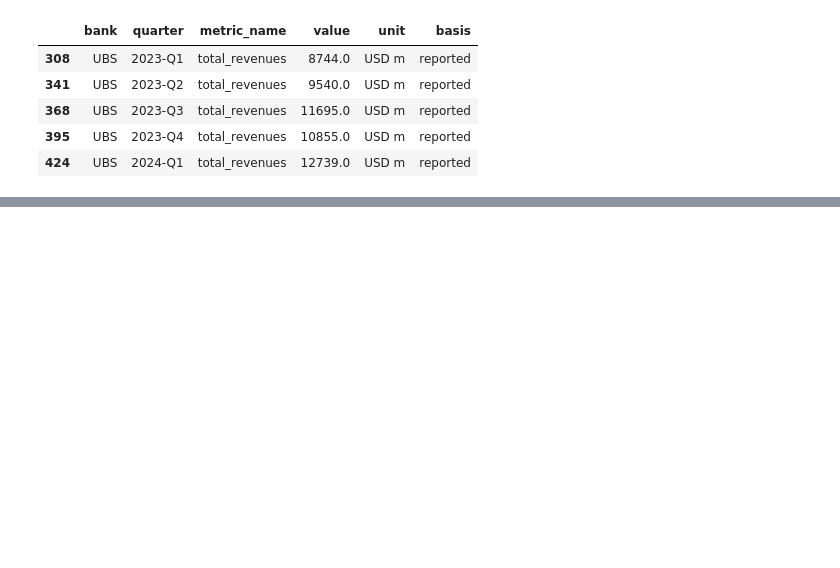
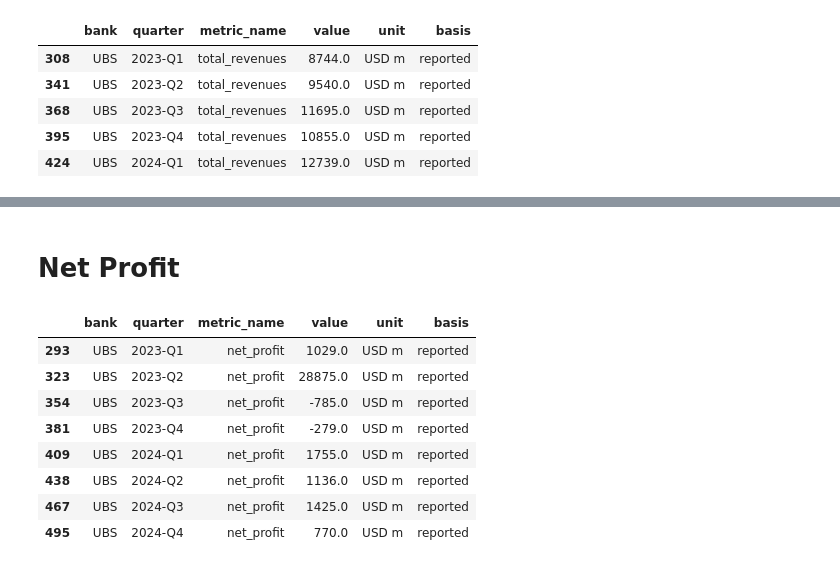
Before and after one commit to maybebool/boe-financial-analysis, a Jupyter notebook: notebooks/rachel/JPM/Financial_metrics/UBS_financial_metrics.ipynb, the cells around one changed output, grey strips where cells are left out. Drawn from its saved outputs; the diff is of its cells as text; code cells hidden in the pictures; blank space fills up the shorter version.

```diff
--- a/notebooks/rachel/JPM/Financial_metrics/UBS_financial_metrics.ipynb
+++ b/notebooks/rachel/JPM/Financial_metrics/UBS_financial_metrics.ipynb
@@ -125,0 +129,18 @@ plt.show()
+# %% [markdown]
+# Net Profit
+# %%
+# Create a dataframe of net_profit where basis = reported
+ubs_net_profit_data = ubs_financial_data[(ubs_financial_data['metric_name'] == 'net_profit') & (ubs_financial_data['basis'] == 'reported')].copy()
+# Sort in order of quarter
+ubs_net_profit_data.sort_values(by='quarter', inplace=True)
+ubs_net_profit_data.head(10)
+# %% [output]
+|  | bank | quarter | metric_name | value | unit | basis |
+| 293 | UBS | 2023-Q1 | net_profit | 1029.0 | USD m | reported |
+| 323 | UBS | 2023-Q2 | net_profit | 28875.0 | USD m | reported |
+| 354 | UBS | 2023-Q3 | net_profit | -785.0 | USD m | reported |
+| 381 | UBS | 2023-Q4 | net_profit | -279.0 | USD m | reported |
+| 409 | UBS | 2024-Q1 | net_profit | 1755.0 | USD m | reported |
+| 438 | UBS | 2024-Q2 | net_profit | 1136.0 | USD m | reported |
+| 467 | UBS | 2024-Q3 | net_profit | 1425.0 | USD m | reported |
+| 495 | UBS | 2024-Q4 | net_profit | 770.0 | USD m | reported |
```
Also changed, not shown: parts of 7 cells of this notebook, 7 other files.
